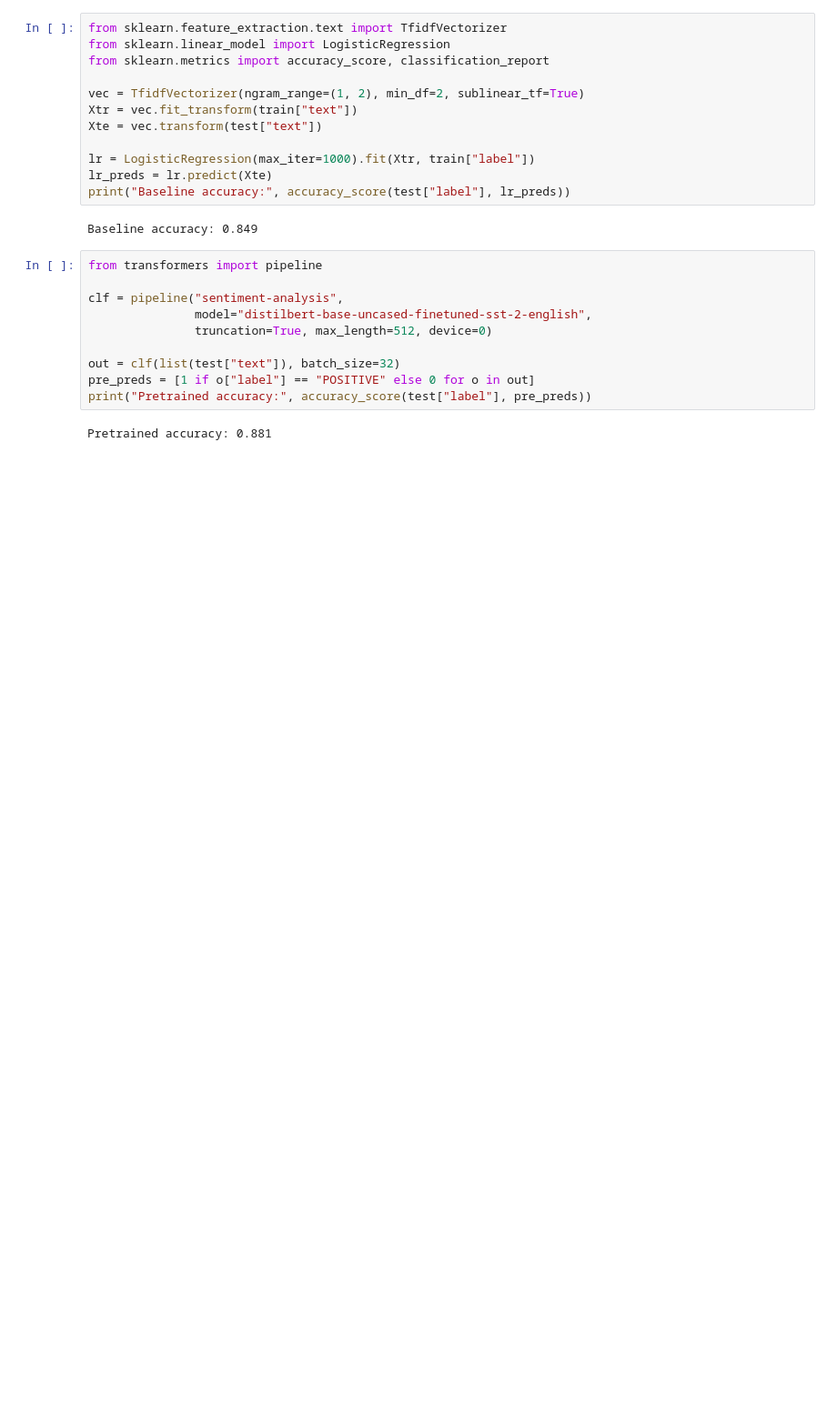
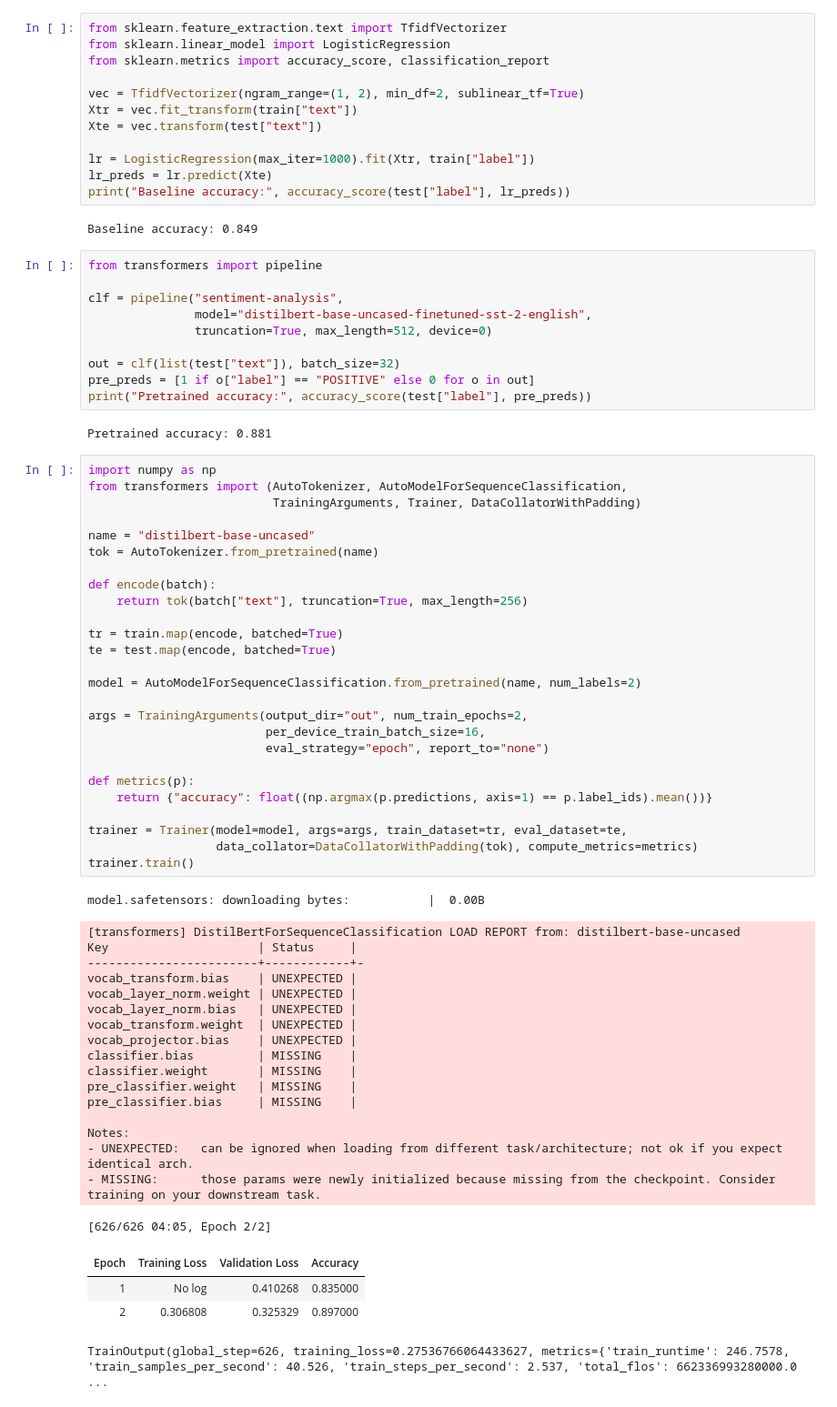
Before and after one commit to Misbah361/sentiment-analysis, a Jupyter notebook: sentiment_analysis.ipynb, the cells around one changed output. Shown at 91% size. Saved outputs shown, nothing was run; the diff lists cells and outputs as text; blank space fills up the shorter version.

Commit message:
fine-tune DistilBERT on IMDB (accuracy 0.897).

```diff
--- a/sentiment_analysis.ipynb
+++ b/sentiment_analysis.ipynb
@@ -43,3 +40,52 @@ pre_preds = [1 if o["label"] == "POSITIVE" else 0 for o in out]
 print("Pretrained accuracy:", accuracy_score(test["label"], pre_preds))
 # %% [output]
 Pretrained accuracy: 0.881
+# %%
+import numpy as np
+from transformers import (AutoTokenizer, AutoModelForSequenceClassification,
+                          TrainingArguments, Trainer, DataCollatorWithPadding)
+
+name = "distilbert-base-uncased"
+tok = AutoTokenizer.from_pretrained(name)
+
+def encode(batch):
+    return tok(batch["text"], truncation=True, max_length=256)
+
+tr = train.map(encode, batched=True)
+te = test.map(encode, batched=True)
+
+model = AutoModelForSequenceClassification.from_pretrained(name, num_labels=2)
+
+args = TrainingArguments(output_dir="out", num_train_epochs=2,
+                         per_device_train_batch_size=16,
+                         eval_strategy="epoch", report_to="none")
+
+def metrics(p):
+    return {"accuracy": float((np.argmax(p.predictions, axis=1) == p.label_ids).mean())}
+
+trainer = Trainer(model=model, args=args, train_dataset=tr, eval_dataset=te,
+                  data_collator=DataCollatorWithPadding(tok), compute_metrics=metrics)
+trainer.train()
+# %% [output]
+model.safetensors: downloading bytes:           |  0.00B
+[transformers] DistilBertForSequenceClassification LOAD REPORT from: distilbert-base-uncased
+Key                     | Status     |
+------------------------+------------+-
+vocab_transform.bias    | UNEXPECTED |
+vocab_layer_norm.weight | UNEXPECTED |
+vocab_layer_norm.bias   | UNEXPECTED |
+vocab_transform.weight  | UNEXPECTED |
+vocab_projector.bias    | UNEXPECTED |
+classifier.bias         | MISSING    |
+classifier.weight       | MISSING    |
+pre_classifier.weight   | MISSING    |
+pre_classifier.bias     | MISSING    |
+
+Notes:
+- UNEXPECTED:   can be ignored when loading from different task/architecture; not ok if you expect identical arch.
+- MISSING:      those params were newly initialized because missing from the checkpoint. Consider training on your downstream task.
+[626/626 04:05, Epoch 2/2]
+| Epoch | Training Loss | Validation Loss | Accuracy |
+| 1 | No log | 0.410268 | 0.835000 |
+| 2 | 0.306808 | 0.325329 | 0.897000 |
+TrainOutput(global_step=626, training_loss=0.27536766064433627, metrics={'train_runtime': 246.7578, 'train_samples_per_second': 40.526, 'train_steps_per_second': 2.537, 'total_flos': 662336993280000.0 ...
```
Also changed, not shown: parts of 1 cell of this notebook.
